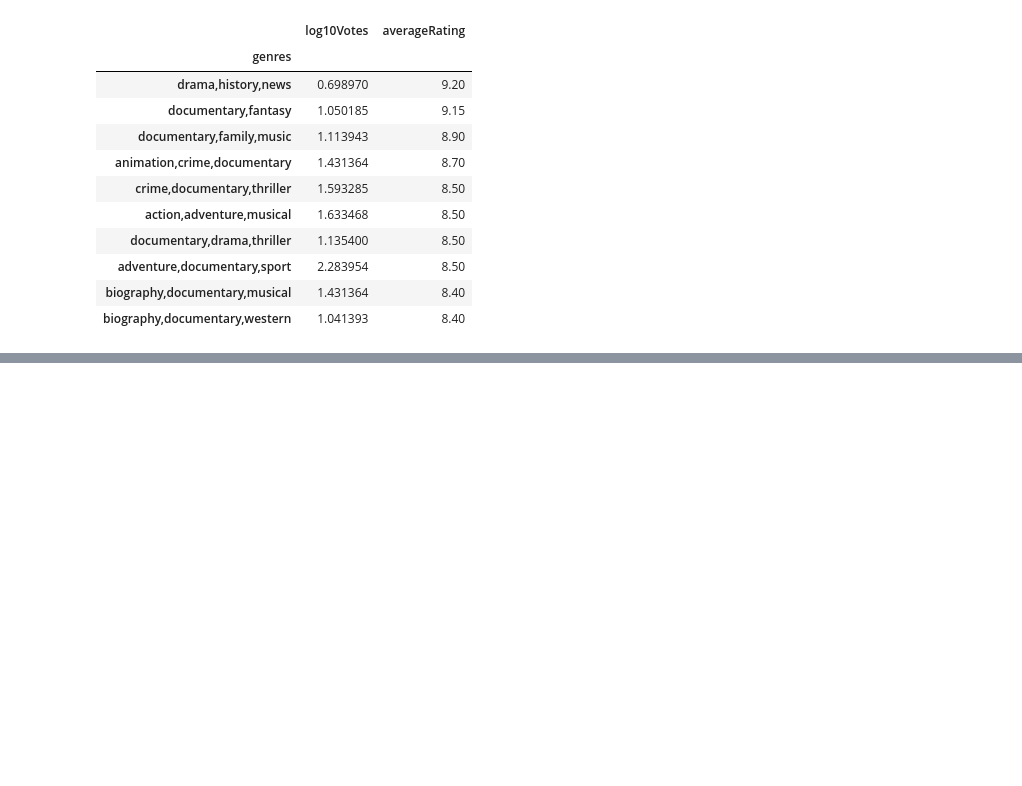
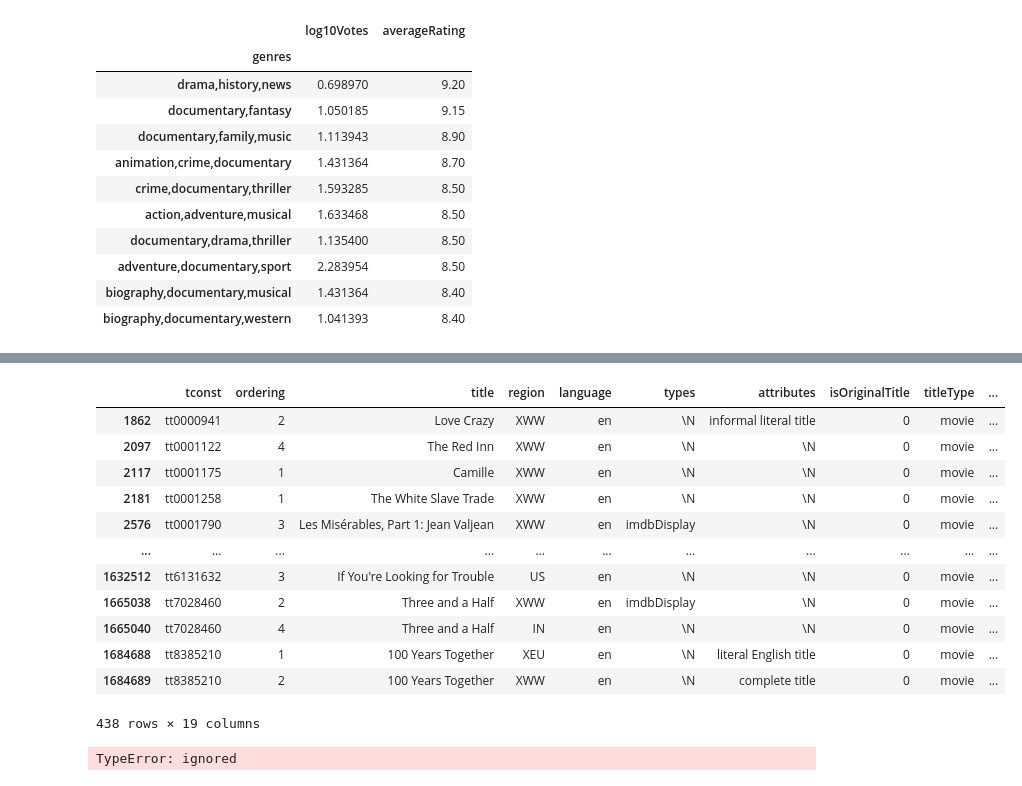
Before and after one commit to obengdouglas/DSI-2022, a Jupyter notebook: DSI_imdb.ipynb, the cells around one changed output, grey strips where cells are left out. Cells and saved outputs as stored; diff of their text form; code cells hidden in the pictures; blank space fills up the shorter version.

```diff
--- a/DSI_imdb.ipynb
+++ b/DSI_imdb.ipynb
@@ -359,6 +387,36 @@ df_new.groupby('averageRating').plot(kind='scatter', x = "averageRating", y = "l
 # %%
 # 8. Perform linear regression on your data (averageRating vs log10Votes) created in the previous step in three different ways:
 
 #     8.1 Using sklearn
 #     8.2 Using scipy
 #     8.3 Using pytorch
+
+
+df_new_averageRating.head()
+# %% [output]
+|  | tconst | ordering | title | region | language | types | attributes | isOriginalTitle | titleType | ... |
+| 1862 | tt0000941 | 2 | Love Crazy | XWW | en | \N | informal literal title | 0 | movie | ... |
+| 2097 | tt0001122 | 4 | The Red Inn | XWW | en | \N | \N | 0 | movie | ... |
+| 2117 | tt0001175 | 1 | Camille | XWW | en | \N | \N | 0 | movie | ... |
+| 2181 | tt0001258 | 1 | The White Slave Trade | XWW | en | \N | \N | 0 | movie | ... |
+| 2576 | tt0001790 | 3 | Les Misérables, Part 1: Jean Valjean | XWW | en | imdbDisplay | \N | 0 | movie | ... |
+| ... | ... | ... | ... | ... | ... | ... | ... | ... | ... | ... |
+| 1632512 | tt6131632 | 3 | If You're Looking for Trouble | US | en | \N | \N | 0 | movie | ... |
+| 1665038 | tt7028460 | 2 | Three and a Half | XWW | en | imdbDisplay | \N | 0 | movie | ... |
+| 1665040 | tt7028460 | 4 | Three and a Half | IN | en | \N | \N | 0 | movie | ... |
+| 1684688 | tt8385210 | 1 | 100 Years Together | XEU | en | \N | literal English title | 0 | movie | ... |
+| 1684689 | tt8385210 | 2 | 100 Years Together | XWW | en | \N | complete title | 0 | movie | ... |
+438 rows × 19 columns
+# %%
+df = pd.DataFrame()
+# df['x']=[float('averageRating')]
+# df['y']=[float('log10votes')]
+df['x']=df_new_averageRating['averageRating']
+df['y']=df_new_averageRating['log10Votes']
+df['xy'] = df.x * df.y
+df['x2'] = df.x**2
+df['y2'] = df.y**2
+df['x-xavg**2'] = (df.x - df.x.mean())**2
+df['y-yavg**2'] = (df.y - df.y.mean())**2
+# %% [output]
+TypeError: ignored
```
Also changed, not shown: parts of 8 cells of this notebook.
